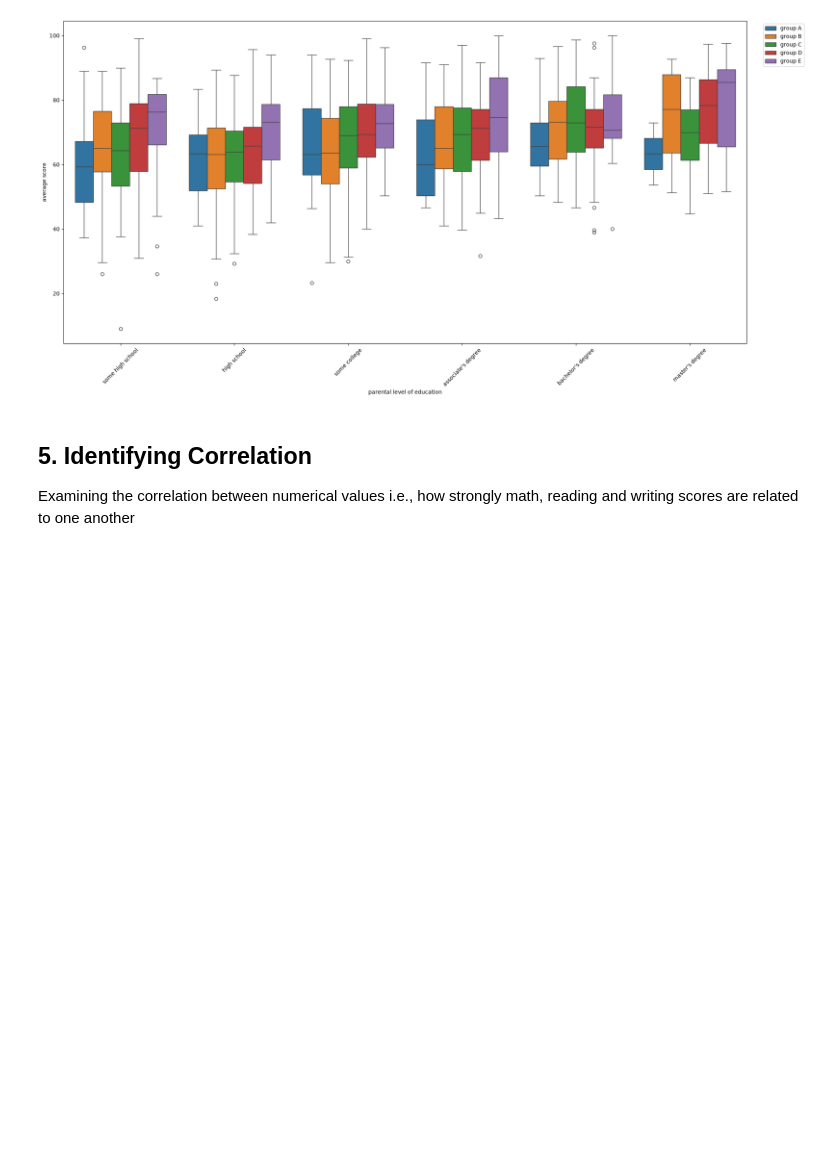
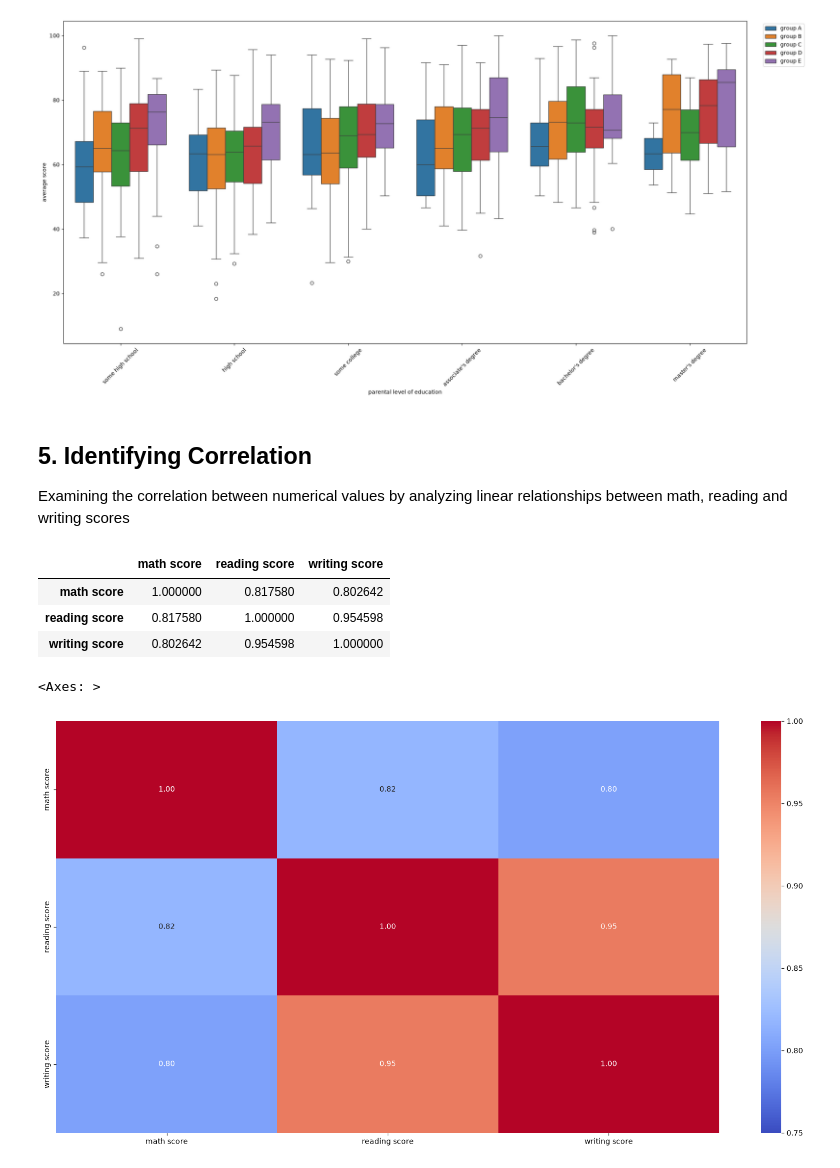
Before and after one commit to pradeepprathibha98-cloud/Data-Analysis-Mini-Projects, a Jupyter notebook: Performance Analysis.ipynb, the cells around one changed output. Saved outputs shown, nothing was run; the diff lists cells and outputs as text; code cells hidden in the pictures; blank space fills up the shorter version.

Commit message:
Examined the correlation between the numerical values by using correlation matrix and visualized using heatmap

```diff
--- a/Performance Analysis.ipynb
+++ b/Performance Analysis.ipynb
@@ -171,4 +171,17 @@ plt.tight_layout()
 [figure]
 # %% [markdown]
 ## 5. Identifying Correlation
-Examining the correlation between numerical values i.e., how strongly math, reading and writing scores are related to one another
+Examining the correlation between numerical values by analyzing linear relationships between math, reading and writing scores
+# %%
+df3 = df2[['math score', 'reading score', 'writing score']].corr()
+df3
+# %% [output]
+|  | math score | reading score | writing score |
+| math score | 1.000000 | 0.817580 | 0.802642 |
+| reading score | 0.817580 | 1.000000 | 0.954598 |
+| writing score | 0.802642 | 0.954598 | 1.000000 |
+# %%
+sns.heatmap(df3, annot = True, cmap = 'coolwarm', fmt = '.2f', vmin = 0.75, vmax = 1)
+# %% [output]
+<Axes: >
+[figure, added]
```
